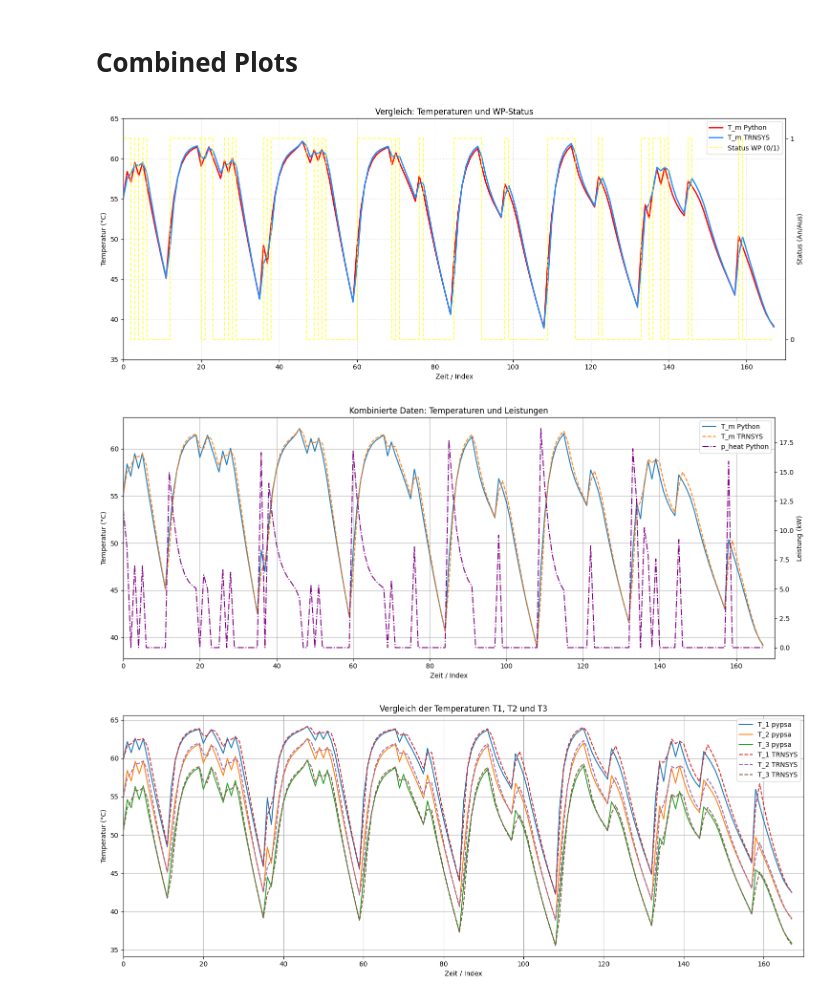
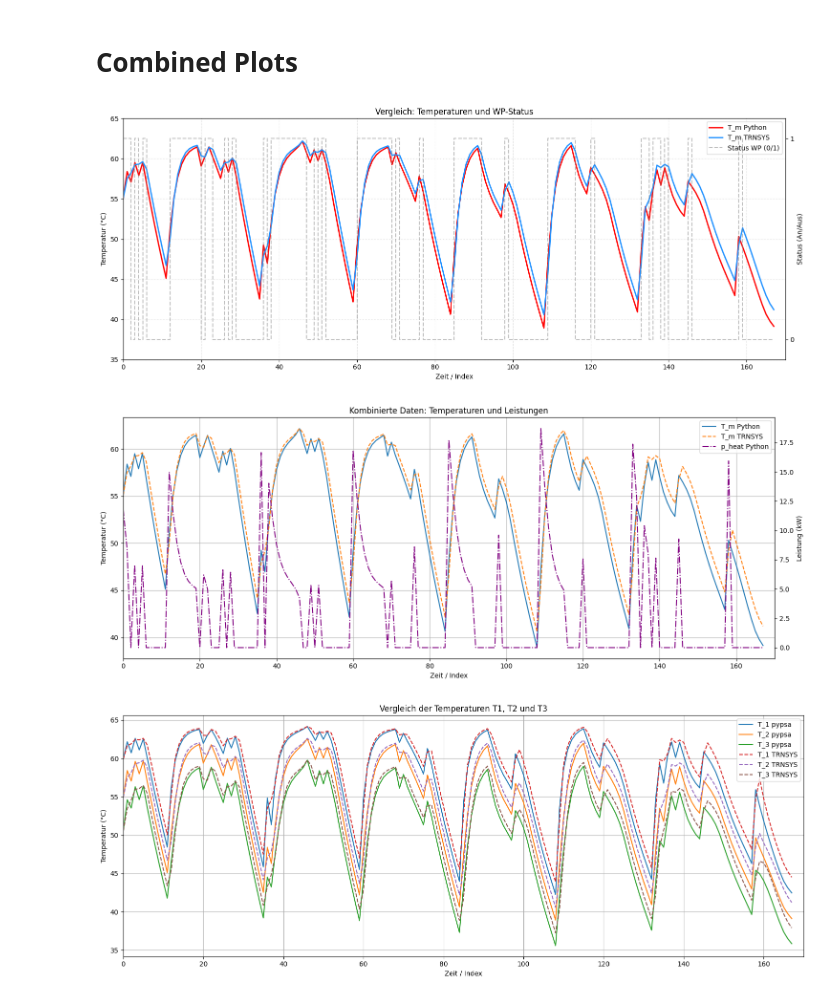
Before and after one commit to choffma8/masterprojektWaermespeicher, a Jupyter notebook: modellierungKonstanterVolumenspeicher.ipynb, the cells around one changed output. Saved outputs shown, nothing was run; the diff lists cells and outputs as text; code cells hidden in the pictures.

```diff
--- a/modellierungKonstanterVolumenspeicher.ipynb
+++ b/modellierungKonstanterVolumenspeicher.ipynb
@@ -58,7 +58,7 @@ Store_layer = 3
 T_Warmwasser = 55
 
 #Wärmepumpen Leistung
-HP_power = 12 #kW Wärmepumpenleistung
+HP_power = 20 #kW Wärmepumpenleistung
 
 #Strom
 grid_cost = 0.35 # €/kWh Kosten für Netzstrombezug
@@ -478,35 +478,35 @@ fig, ax1 = plt.subplots(figsize=(15, 6))
 
 # --- Linke y-Achse: Temperaturen ---
 ax1.plot(output_pypsa.index, output_pypsa['py_T_m'], label='T_m Python', linewidth=2, color='red')
 ax1.plot(TRNSYSdata.index, TRNSYSdata['ts_T_m'], label='T_m TRNSYS', linewidth=2, color='dodgerblue')
 
 ax1.set_title('Vergleich: Temperaturen und WP-Status')
 ax1.set_xlabel('Zeit / Index')
 ax1.set_ylabel('Temperatur (°C)')
 ax1.set_xlim(0, 170)
 ax1.set_ylim(35, 65) # Beispielhafter Bereich für Temperaturen
 ax1.grid(True, linestyle=':', alpha=0.6)
 
 # --- Rechte y-Achse: WP Status (0 oder 1) ---
 ax2 = ax1.twinx()
 # drawstyle='steps-post' macht den An/Aus-Charakter deutlich
 ax2.plot(output_pypsa.index, output_pypsa['py_status'],
-         label='Status WP (0/1)', color='yellow', linestyle='--', linewidth=1.5, drawstyle='steps-post', alpha=0.7)
+         label='Status WP (0/1)', color='grey', linestyle='--', drawstyle='steps-post', alpha=0.5)
 
 ax2.set_ylabel('Status (An/Aus)')
 ax2.set_ylim(-0.1, 1.1) # Etwas Puffer nach oben/unten, damit man die Linie besser sieht
 ax2.set_yticks([0, 1])  # Nur 0 und 1 anzeigen
 
 # --- Legende zusammenführen ---
 lines1, labels1 = ax1.get_legend_handles_labels()
 lines2, labels2 = ax2.get_legend_handles_labels()
 ax1.legend(lines1 + lines2, labels1 + labels2, loc='upper right')
 
 plt.tight_layout()
 plt.savefig('Outputs/vergleich_T_m+status.png')
 plt.show()
 # %% [output]
-[figure, old version]
+[figure, new version]
 # %%
 # Erstelle Figur und Achsen
 fig, ax1 = plt.subplots(figsize=(15, 6))
@@ -541,7 +541,7 @@ plt.tight_layout()
 plt.savefig('Outputs/vergleich_T_m+p_heat.png')
 plt.show()
 # %% [output]
-[figure, old version]
+[figure, new version]
 # %%
 # Erstelle Figur und Achsen
 fig, ax1 = plt.subplots(figsize=(15, 6))
@@ -567,7 +567,7 @@ ax1.legend() # Fügt die Legende hinzu, um die Linien zu unterscheiden
 plt.tight_layout()
 plt.show()
 # %% [output]
-[figure, old version]
+[figure, new version]
 # %%
 # sharex=True sorgt dafür, dass die X-Achse für alle Plots gleich ist
 fig, (ax1, ax2, ax3) = plt.subplots(3, 1, figsize=(15, 6), sharex=True)
```
Also changed, not shown: parts of 14 cells of this notebook, 12 other files.
